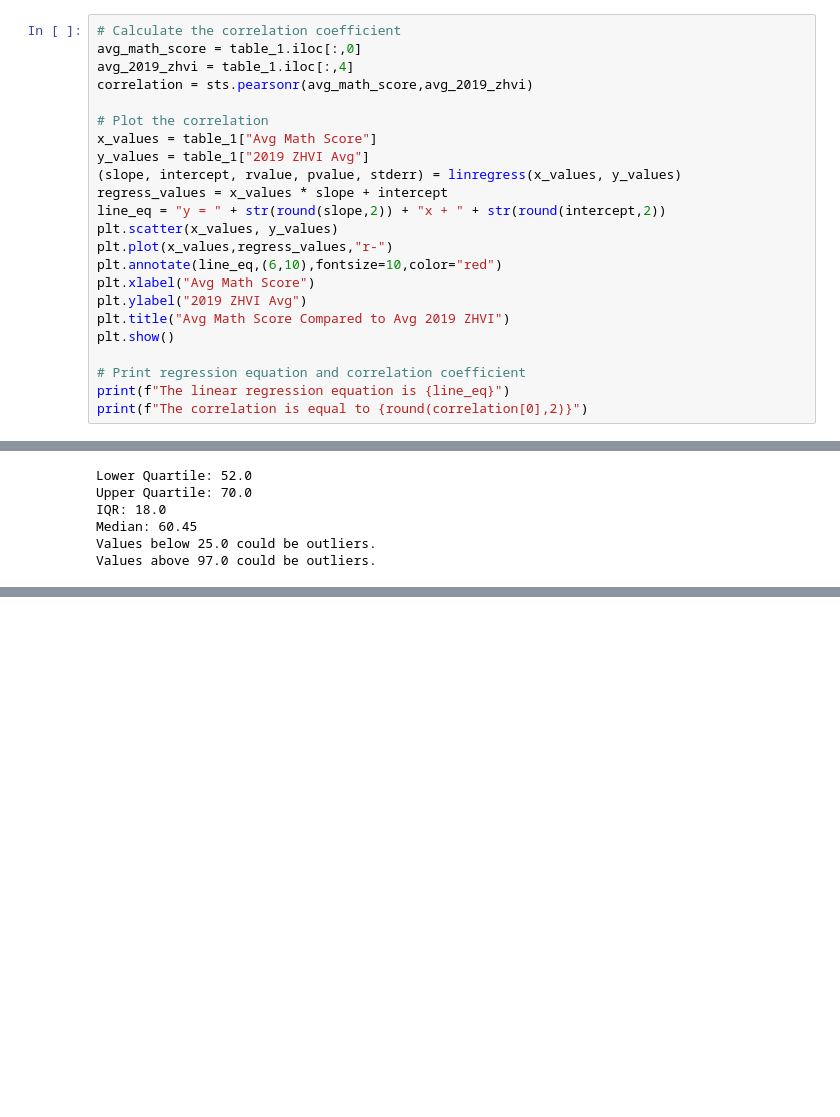
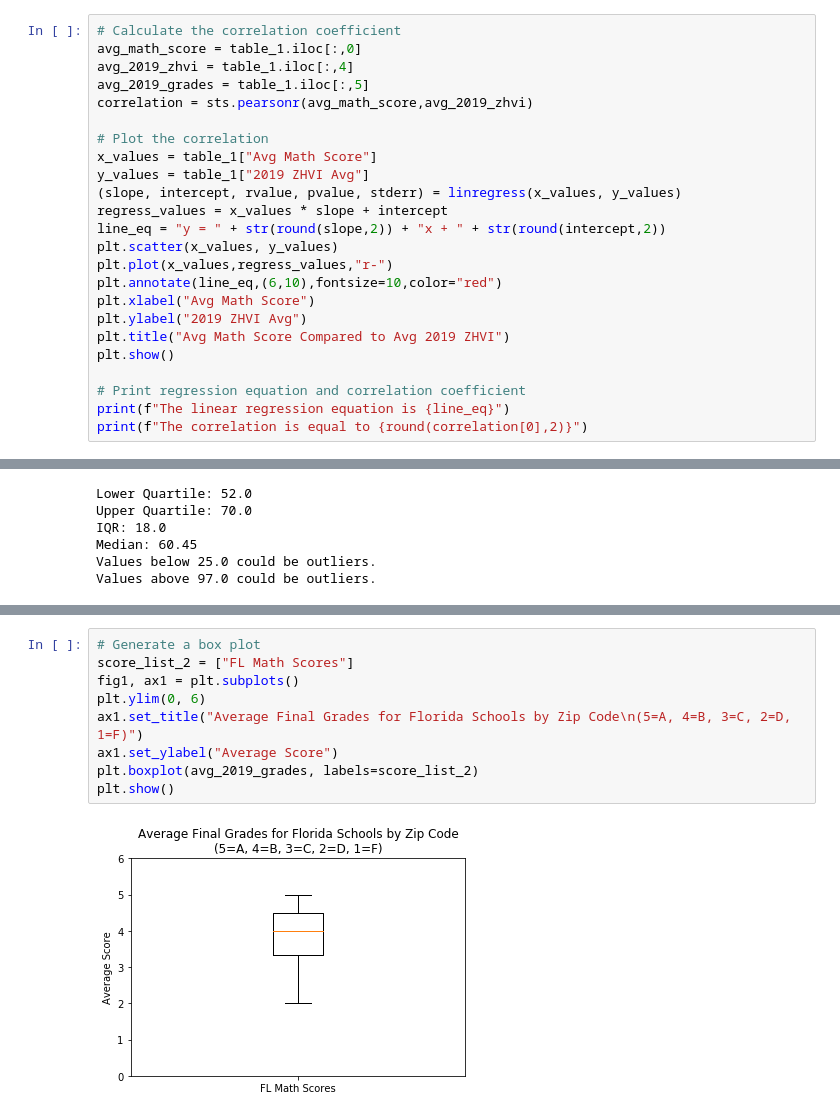
Before and after one commit to nleopard/Florida-Housing-vs-Public-Schools, a Jupyter notebook: Math_Analysis.ipynb, the cells around one changed output, grey strips where cells are left out. Drawn from its saved outputs; the diff is of its cells as text; blank space fills up the shorter version.

```diff
--- a/Math_Analysis.ipynb
+++ b/Math_Analysis.ipynb
@@ -84,6 +91,7 @@ table_1
 # Calculate the correlation coefficient
 avg_math_score = table_1.iloc[:,0]
 avg_2019_zhvi = table_1.iloc[:,4]
+avg_2019_grades = table_1.iloc[:,5]
 correlation = sts.pearsonr(avg_math_score,avg_2019_zhvi)
 
 # Plot the correlation
@@ -155,0 +175,11 @@ letter_df.plot(kind='pie',y="Total Schools",figsize=(5,5), colors = colors, star
+# %%
+# Generate a box plot
+score_list_2 = ["FL Math Scores"]
+fig1, ax1 = plt.subplots()
+plt.ylim(0, 6)
+ax1.set_title("Average Final Grades for Florida Schools by Zip Code\n(5=A, 4=B, 3=C, 2=D, 1=F)")
+ax1.set_ylabel("Average Score")
+plt.boxplot(avg_2019_grades, labels=score_list_2)
+plt.show()
+# %% [output]
+[figure, added]
```
Also changed, not shown: parts of 6 cells of this notebook.
